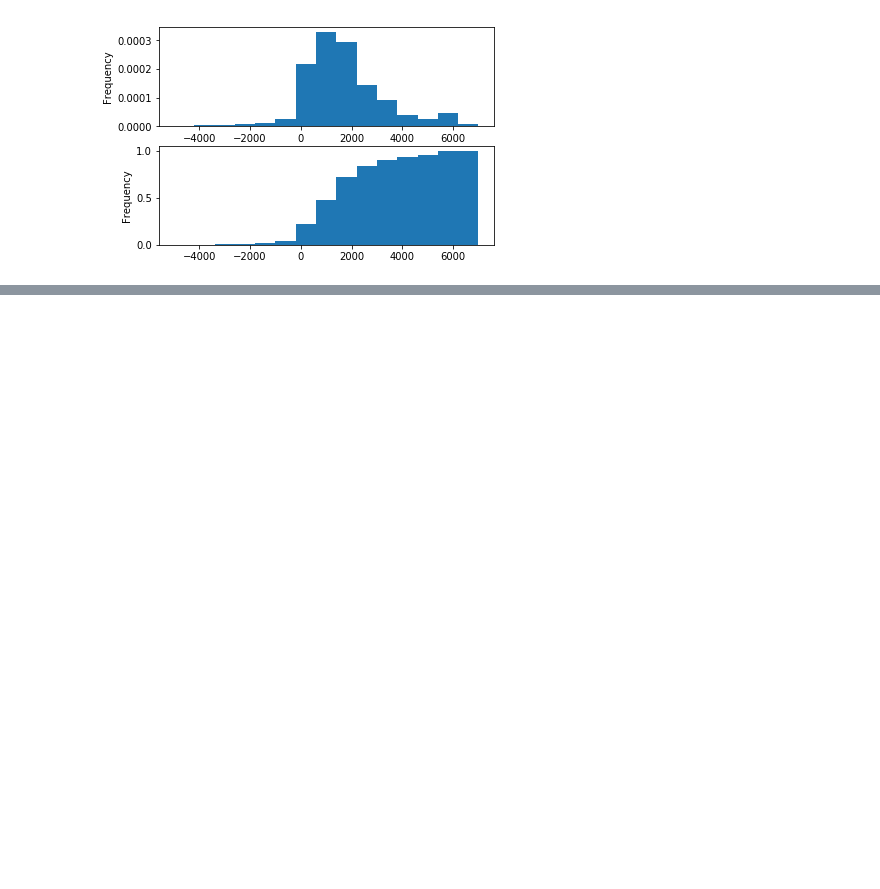
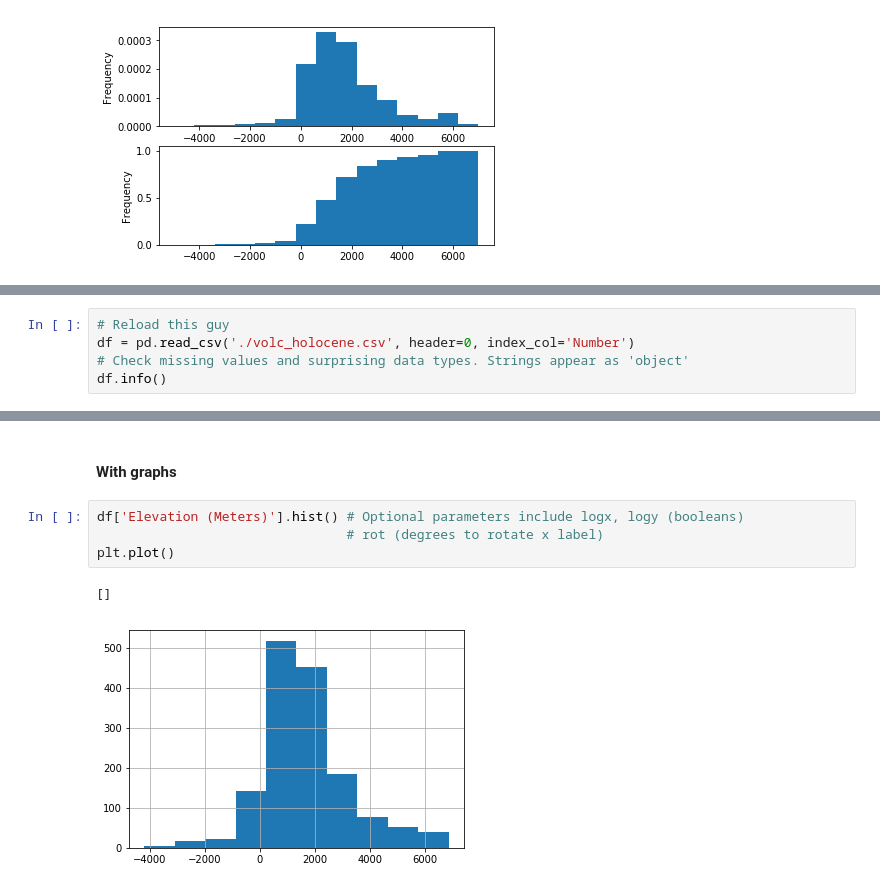
Before and after one commit to aschet01/cookbook, a Jupyter notebook: pandas.ipynb, the cells around one changed output, grey strips where cells are left out. Drawn from its saved outputs; the diff is of its cells as text; blank space fills up the shorter version.

```diff
--- a/pandas.ipynb
+++ b/pandas.ipynb
@@ -320,0 +500,5 @@ plt.show()
+# %%
+# Reload this guy
+df = pd.read_csv('./volc_holocene.csv', header=0, index_col='Number')
+# Check missing values and surprising data types. Strings appear as 'object'
+df.info()
@@ -320,0 +546,9 @@ plt.show()
+# %% [markdown]
+#### With graphs
+# %%
+df['Elevation (Meters)'].hist() # Optional parameters include logx, logy (booleans)
+                                # rot (degrees to rotate x label)
+plt.plot()
+# %% [output]
+[]
+[figure, added]
```
Also changed, not shown: parts of 36 cells of this notebook.
